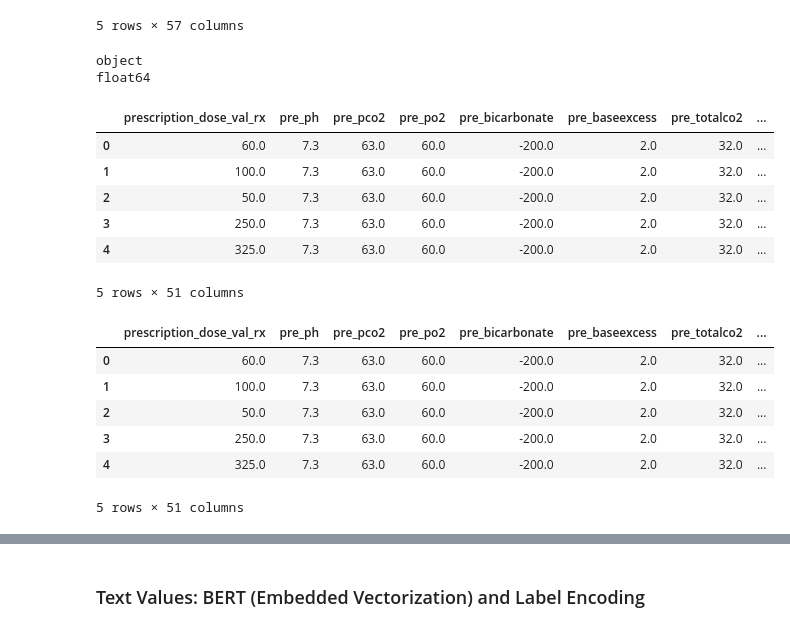
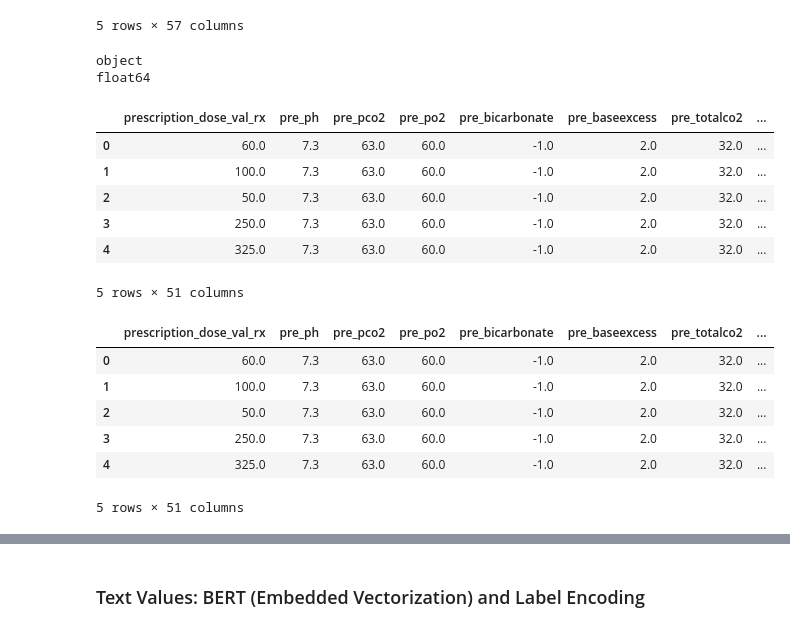
Before and after one commit to vaipos/Blue-Blood-ACM-Research, a Jupyter notebook: bb-dev-preprocessing.ipynb, the cells around one changed output, grey strips where cells are left out. Cells and saved outputs as stored; diff of their text form; code cells hidden in the pictures.

```diff
--- a/bb-dev-preprocessing.ipynb
+++ b/bb-dev-preprocessing.ipynb
@@ -81,35 +84,34 @@ Index(['subject_id', 'prescription_start', 'prescription_drug',
 # %%
 # convert prescription_dose_val_rx to numeric
 print(df['prescription_dose_val_rx'].dtype)
 df['prescription_dose_val_rx'] = pd.to_numeric(df['prescription_dose_val_rx'], errors='coerce')
 print(df['prescription_dose_val_rx'].dtype)
 
 # get numeric columns
 numeric_cols = df.select_dtypes(include=[np.number]).columns
 numeric_cols = numeric_cols[1:]  # exclude the first column which is the patient_id
 
 # fill null values in numeric columns with -200
-df[numeric_cols] = df[numeric_cols].fillna(-200)
+df[numeric_cols] = df[numeric_cols].fillna(-1.0)
 df[numeric_cols].head()
 # %% [output]
 object
 float64
 |  | prescription_dose_val_rx | pre_ph | pre_pco2 | pre_po2 | pre_bicarbonate | pre_baseexcess | pre_totalco2 | ... |
-| 0 | 60.0 | 7.3 | 63.0 | 60.0 | -200.0 | 2.0 | 32.0 | ... |
-| 1 | 100.0 | 7.3 | 63.0 | 60.0 | -200.0 | 2.0 | 32.0 | ... |
-| 2 | 50.0 | 7.3 | 63.0 | 60.0 | -200.0 | 2.0 | 32.0 | ... |
-| 3 | 250.0 | 7.3 | 63.0 | 60.0 | -200.0 | 2.0 | 32.0 | ... |
-| 4 | 325.0 | 7.3 | 63.0 | 60.0 | -200.0 | 2.0 | 32.0 | ... |
+| 0 | 60.0 | 7.3 | 63.0 | 60.0 | -1.0 | 2.0 | 32.0 | ... |
+| 1 | 100.0 | 7.3 | 63.0 | 60.0 | -1.0 | 2.0 | 32.0 | ... |
+| 2 | 50.0 | 7.3 | 63.0 | 60.0 | -1.0 | 2.0 | 32.0 | ... |
+| 3 | 250.0 | 7.3 | 63.0 | 60.0 | -1.0 | 2.0 | 32.0 | ... |
+| 4 | 325.0 | 7.3 | 63.0 | 60.0 | -1.0 | 2.0 | 32.0 | ... |
 5 rows × 51 columns
 # %%
 filtered_df = df[numeric_cols]
-
 filtered_df.head()
 # %% [output]
 |  | prescription_dose_val_rx | pre_ph | pre_pco2 | pre_po2 | pre_bicarbonate | pre_baseexcess | pre_totalco2 | ... |
-| 0 | 60.0 | 7.3 | 63.0 | 60.0 | -200.0 | 2.0 | 32.0 | ... |
-| 1 | 100.0 | 7.3 | 63.0 | 60.0 | -200.0 | 2.0 | 32.0 | ... |
-| 2 | 50.0 | 7.3 | 63.0 | 60.0 | -200.0 | 2.0 | 32.0 | ... |
-| 3 | 250.0 | 7.3 | 63.0 | 60.0 | -200.0 | 2.0 | 32.0 | ... |
-| 4 | 325.0 | 7.3 | 63.0 | 60.0 | -200.0 | 2.0 | 32.0 | ... |
+| 0 | 60.0 | 7.3 | 63.0 | 60.0 | -1.0 | 2.0 | 32.0 | ... |
+| 1 | 100.0 | 7.3 | 63.0 | 60.0 | -1.0 | 2.0 | 32.0 | ... |
+| 2 | 50.0 | 7.3 | 63.0 | 60.0 | -1.0 | 2.0 | 32.0 | ... |
+| 3 | 250.0 | 7.3 | 63.0 | 60.0 | -1.0 | 2.0 | 32.0 | ... |
+| 4 | 325.0 | 7.3 | 63.0 | 60.0 | -1.0 | 2.0 | 32.0 | ... |
 5 rows × 51 columns
```
Also changed, not shown: parts of 12 cells of this notebook.
